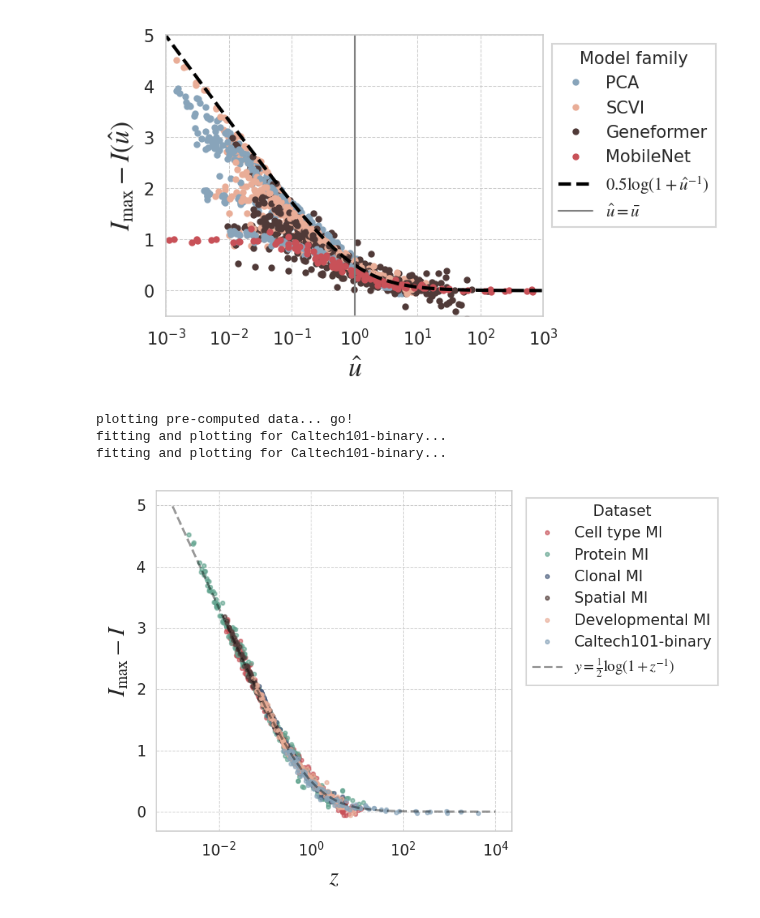
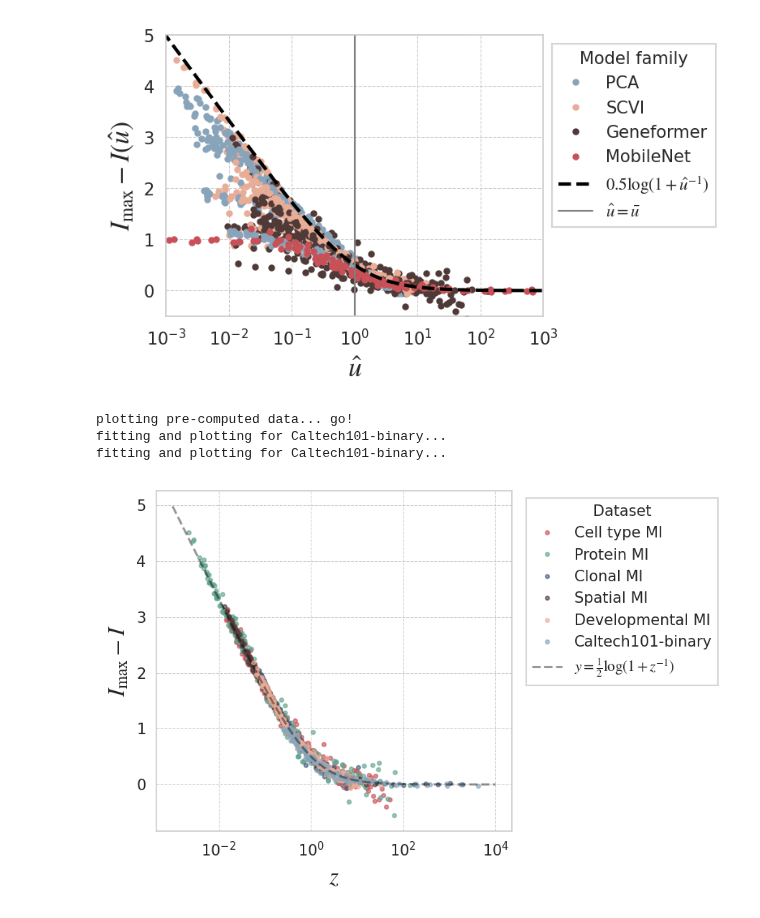
Before and after one commit to igor-sadalski/Scaling-up-measurement-noise-scaling-laws, a Jupyter notebook: analysis/collapse.ipynb, the cells around one changed output. Cells and saved outputs as stored; diff of their text form; code cells hidden in the pictures.

```diff
--- a/analysis/collapse.ipynb
+++ b/analysis/collapse.ipynb
@@ -481,7 +481,7 @@ def transform_to_z(x, xbar, imax):
 def plot_precomputed(ax, df, param_df, palette, plot_fits=False):
     """plots data that has pre-calculated fit parameters."""
     print('plotting pre-computed data... go!')
-    hue_order = ['PCA', 'SCVI']
+    hue_order = ['PCA', 'SCVI', 'Geneformer']
 
     # loop through all our datasets
     for idx, sig in enumerate(df['signal'].unique()):
@@ -551,31 +551,31 @@ def fit_and_plot(ax, df, x_col, color, label, plot_fits=False):
 fig, ax = plt.subplots(figsize=(6, 4))
 show_fits = False # set to true to see the fit lines!
 
 # run the plotting functions
 plot_precomputed(ax, df, sc_param_df, pretty_palette, show_fits)
 fit_and_plot(ax, gaussian_df, 'Scale', pretty_palette[-1], 'Caltech101-binary', show_fits)
 fit_and_plot(ax, res_df, 'Factor', pretty_palette[-1], 'Caltech101-binary', show_fits)
 
 # theory curve
 xs = np.logspace(-3, 4, 100)
 ax.plot(xs, np.log2((1+xs)/xs)/2, color='black', linestyle='--', alpha=0.4, lw=1.5,
          label=r'$y = \frac{1}{2}\log(1 + z^{-1})$',zorder=10)
 
 # make it pretty!
 ax.set_xscale('log')
 ax.set_ylabel(r'$I_{\max} - I$', fontsize=16) # new label!
 ax.set_xlabel(r'$z$', fontsize=16)
 
 # handle the legend so we don't have a million labels
 handles, labels = ax.get_legend_handles_labels()
 by_label = dict(zip(labels, handles))
 ax.legend(by_label.values(), by_label.keys(), loc='upper left',
            bbox_to_anchor=(1.02, 1.), title='Dataset')
 
 fig.tight_layout()
 plt.show()
 # %% [output]
 plotting pre-computed data... go!
 fitting and plotting for Caltech101-binary...
 fitting and plotting for Caltech101-binary...
-[figure, old version]
+[figure, new version]
```
Also changed, not shown: 1 other file.
